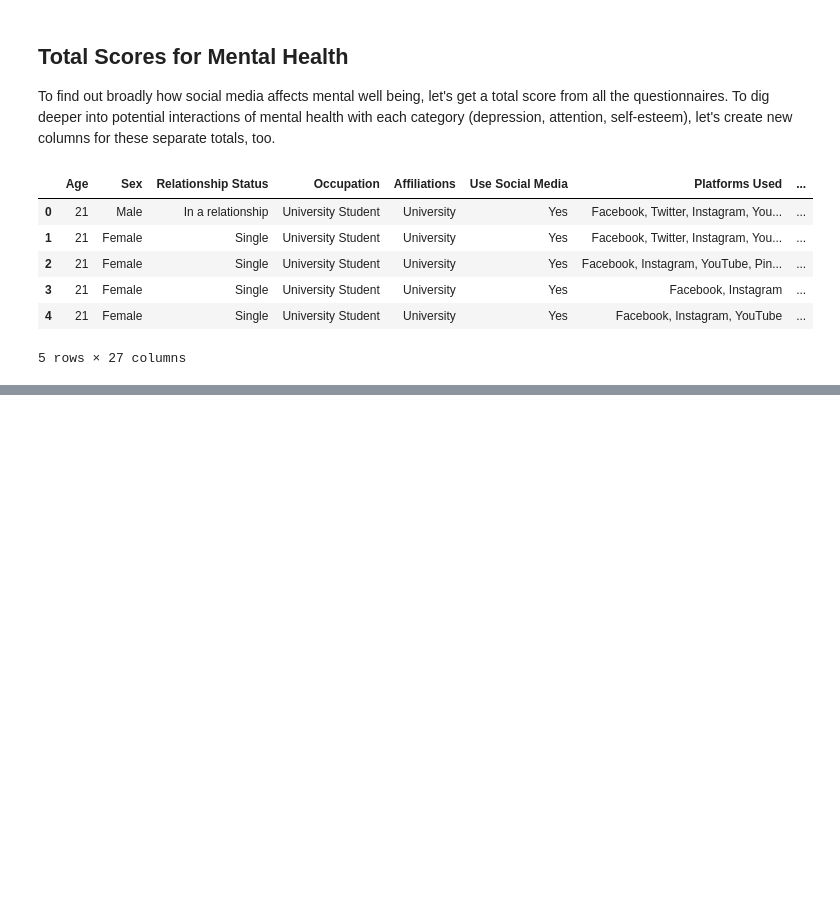
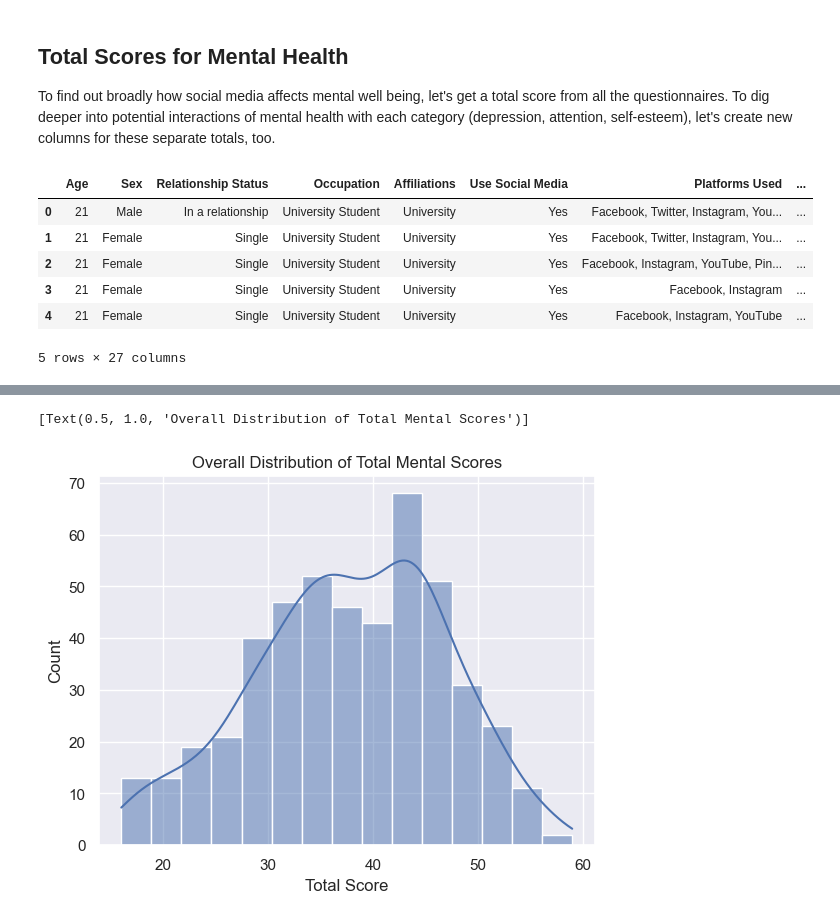
Before and after one commit to allygee/smmh_project, a Jupyter notebook: Social Media Mental Heallth Notebook.ipynb, the cells around one changed output, grey strips where cells are left out. Saved outputs shown, nothing was run; the diff lists cells and outputs as text; code cells hidden in the pictures; blank space fills up the shorter version.

```diff
--- a/Social Media Mental Heallth Notebook.ipynb
+++ b/Social Media Mental Heallth Notebook.ipynb
@@ -307,0 +303,7 @@ sns.barplot(
+# %%
+#Now, mental health scores:
+sns.histplot(data=data, x=data['Total Score'], kde=True).set(
+    title='Overall Distribution of Total Mental Scores') #graph looks normal.
+# %% [output]
+[Text(0.5, 1.0, 'Overall Distribution of Total Mental Scores')]
+[figure, added]
```
Also changed, not shown: parts of 9 cells of this notebook.
